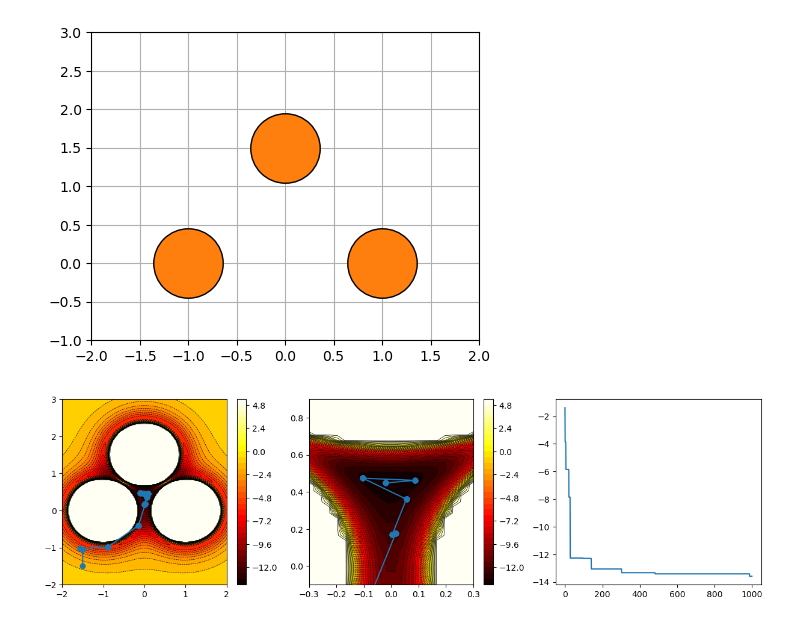
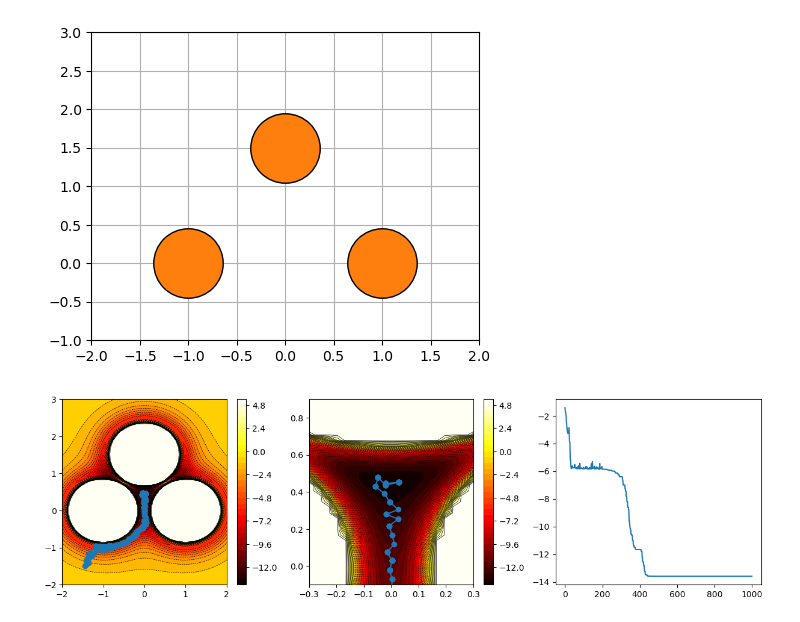
Before and after one commit to karsten3112/Computational-Physics, a Jupyter notebook: Week3/exercise12.ipynb, the cells around one changed output. Saved outputs shown, nothing was run; the diff lists cells and outputs as text; code cells hidden in the pictures.

Commit message:
added alot, still need to fix new optimizers

```diff
--- a/Week3/exercise12.ipynb
+++ b/Week3/exercise12.ipynb
@@ -37,7 +37,7 @@ for ax, atom_col in zip(axs, atom_cols):
     ax.set_aspect("equal")
     E = atom_col.get_potential_energy()
     ax.set_title(rf"$E=${E.round(3)}")
-    atom_col.plot(ax=ax)
+    atom_col.plot(ax=ax, plot_cell=False)
     ax.grid()
 # %% [output]
 [figure]
@@ -73,27 +73,23 @@ atom_col[0].pos = positions[0]
 # %%
 atoms_for_freeze = [1,2,3]
 atom_col.freeze_atoms(indices=atoms_for_freeze)
-optimizer = Metropol(atom_col=atom_col, T=0.15, step_size=0.2)
-path_cols = optimizer.run(E_limit=-15.5, track=True, start_quench=200, N_max=1000)
+optimizer = Metropol(atom_col=atom_col, T=0.15)
+pot_steps, pot_es = optimizer.run(E_limit=-15.5, track=True, start_quench=200, N_max=1000, prop_args=(0.05,))
+single_atom_steps = np.zeros(shape=(len(pot_steps), 2))
+for i, pot_step in enumerate(pot_steps):
+    single_atom_steps[i] = pot_step[0]
-# %%
-path = np.zeros(shape=(len(path_cols), 2))
-pot_steps = []
-for i,col in enumerate(path_cols):
-    atom = col[0]
-    path[i] = atom.pos
-    pot_steps.append(col.get_potential_energy())
 # %%
 fig, axs = plt.subplots(1,3,figsize=(15,4))
 axs[0].set_xlim([-2.0,2.0])
 axs[0].set_ylim([-2.0,3.0])
 axs[1].set_xlim([-0.3,0.3])
 axs[1].set_ylim([-0.1,0.9])
 Xi, Yi = np.meshgrid(xs, xs)
-axs[2].plot(np.linspace(0, len(pot_steps), len(pot_steps)), pot_steps)
+axs[2].plot(np.linspace(0, len(pot_steps), len(pot_steps)), pot_es)
 for ax in axs[0:2]:
     ax.contour(Xi, Yi, energies, levels=30, linewidths=0.5, colors='k')
     cntr1 = ax.contourf(Xi, Yi, energies, levels=30, cmap="hot")
-    ax.plot(path[:,0], path[:,1], "o-")
+    ax.plot(single_atom_steps[:,0], single_atom_steps[:,1], "o-")
     fig.colorbar(cntr1, ax=ax)
 # %% [output]
-[figure, old version]
+[figure, new version]
```
Also changed, not shown: parts of 3 cells of this notebook, 12 other files.
